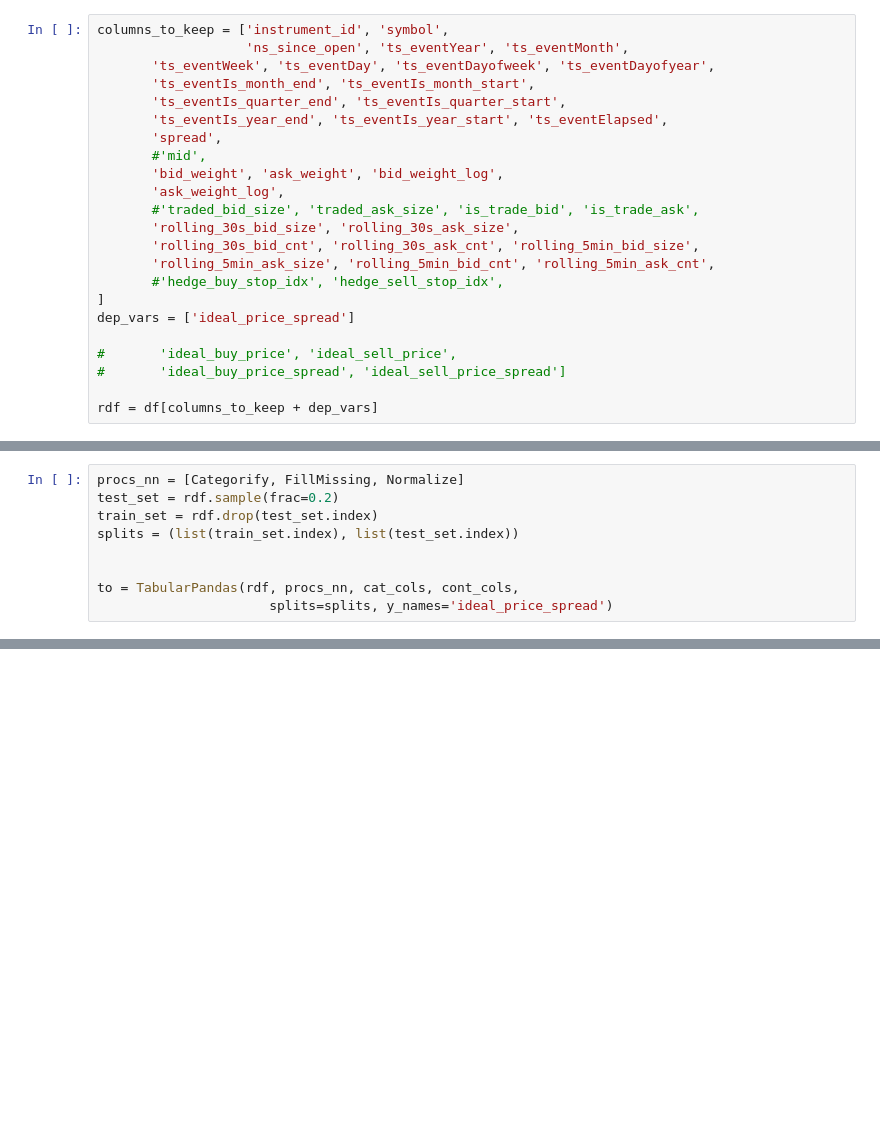
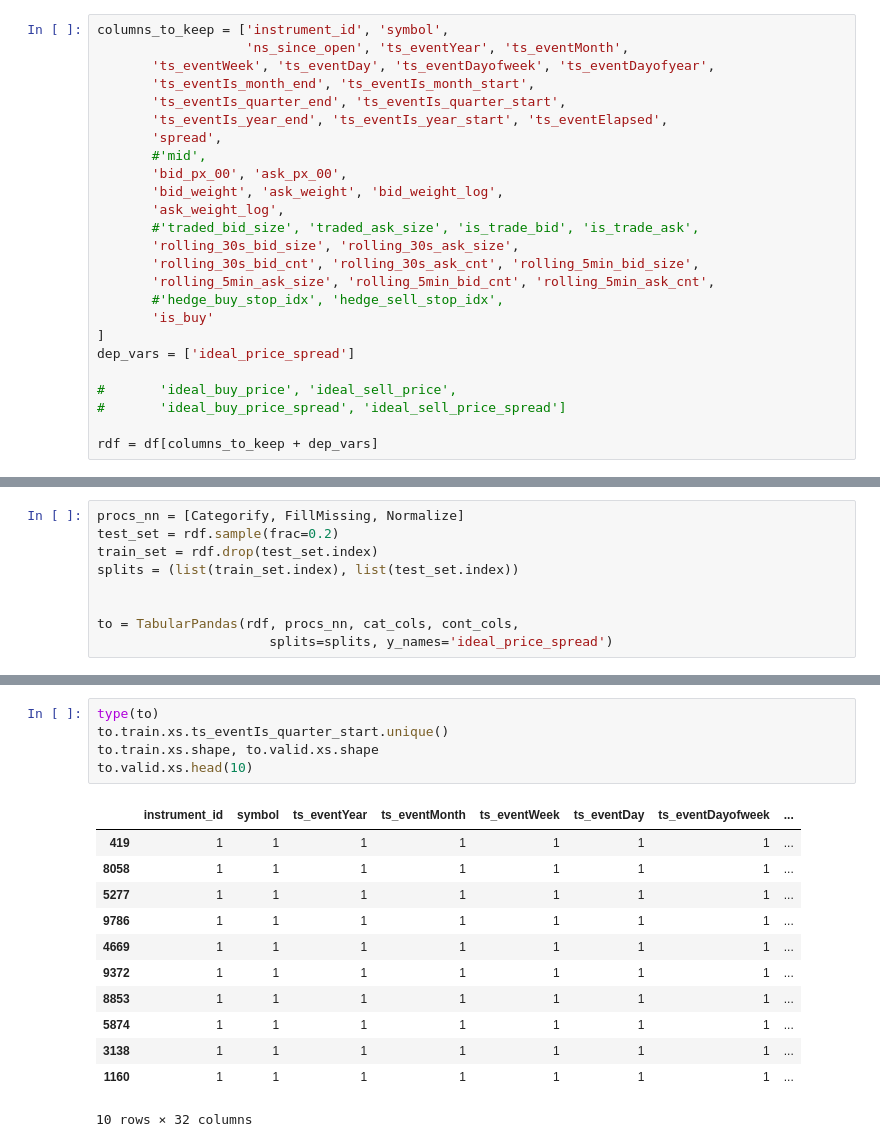
Before and after one commit to fleclerc/hedger, a Jupyter notebook: nbs/01-hedgerfit.ipynb, the cells around one changed output, grey strips where cells are left out. Saved outputs shown, nothing was run; the diff lists cells and outputs as text; blank space fills up the shorter version.

```diff
--- a/nbs/01-hedgerfit.ipynb
+++ b/nbs/01-hedgerfit.ipynb
@@ -62,6 +63,7 @@ columns_to_keep = ['instrument_id', 'symbol',
        'ts_eventIs_year_end', 'ts_eventIs_year_start', 'ts_eventElapsed',
        'spread',
        #'mid',
+       'bid_px_00', 'ask_px_00',
        'bid_weight', 'ask_weight', 'bid_weight_log',
        'ask_weight_log',
        #'traded_bid_size', 'traded_ask_size', 'is_trade_bid', 'is_trade_ask',
@@ -69,6 +71,7 @@ columns_to_keep = ['instrument_id', 'symbol',
        'rolling_30s_bid_cnt', 'rolling_30s_ask_cnt', 'rolling_5min_bid_size',
        'rolling_5min_ask_size', 'rolling_5min_bid_cnt', 'rolling_5min_ask_cnt',
        #'hedge_buy_stop_idx', 'hedge_sell_stop_idx',
+       'is_buy'
 ]
 dep_vars = ['ideal_price_spread']
 
@@ -141,0 +197,18 @@ draw_tree(m, xs, size=20, leaves_parallel=True, precision=4, ratio=0.6)
+# %%
+type(to)
+to.train.xs.ts_eventIs_quarter_start.unique()
+to.train.xs.shape, to.valid.xs.shape
+to.valid.xs.head(10)
+# %% [output]
+|  | instrument_id | symbol | ts_eventYear | ts_eventMonth | ts_eventWeek | ts_eventDay | ts_eventDayofweek | ... |
+| 419 | 1 | 1 | 1 | 1 | 1 | 1 | 1 | ... |
+| 8058 | 1 | 1 | 1 | 1 | 1 | 1 | 1 | ... |
+| 5277 | 1 | 1 | 1 | 1 | 1 | 1 | 1 | ... |
+| 9786 | 1 | 1 | 1 | 1 | 1 | 1 | 1 | ... |
+| 4669 | 1 | 1 | 1 | 1 | 1 | 1 | 1 | ... |
+| 9372 | 1 | 1 | 1 | 1 | 1 | 1 | 1 | ... |
+| 8853 | 1 | 1 | 1 | 1 | 1 | 1 | 1 | ... |
+| 5874 | 1 | 1 | 1 | 1 | 1 | 1 | 1 | ... |
+| 3138 | 1 | 1 | 1 | 1 | 1 | 1 | 1 | ... |
+| 1160 | 1 | 1 | 1 | 1 | 1 | 1 | 1 | ... |
+10 rows × 32 columns
```
Also changed, not shown: parts of 14 cells of this notebook, 5 other files.
